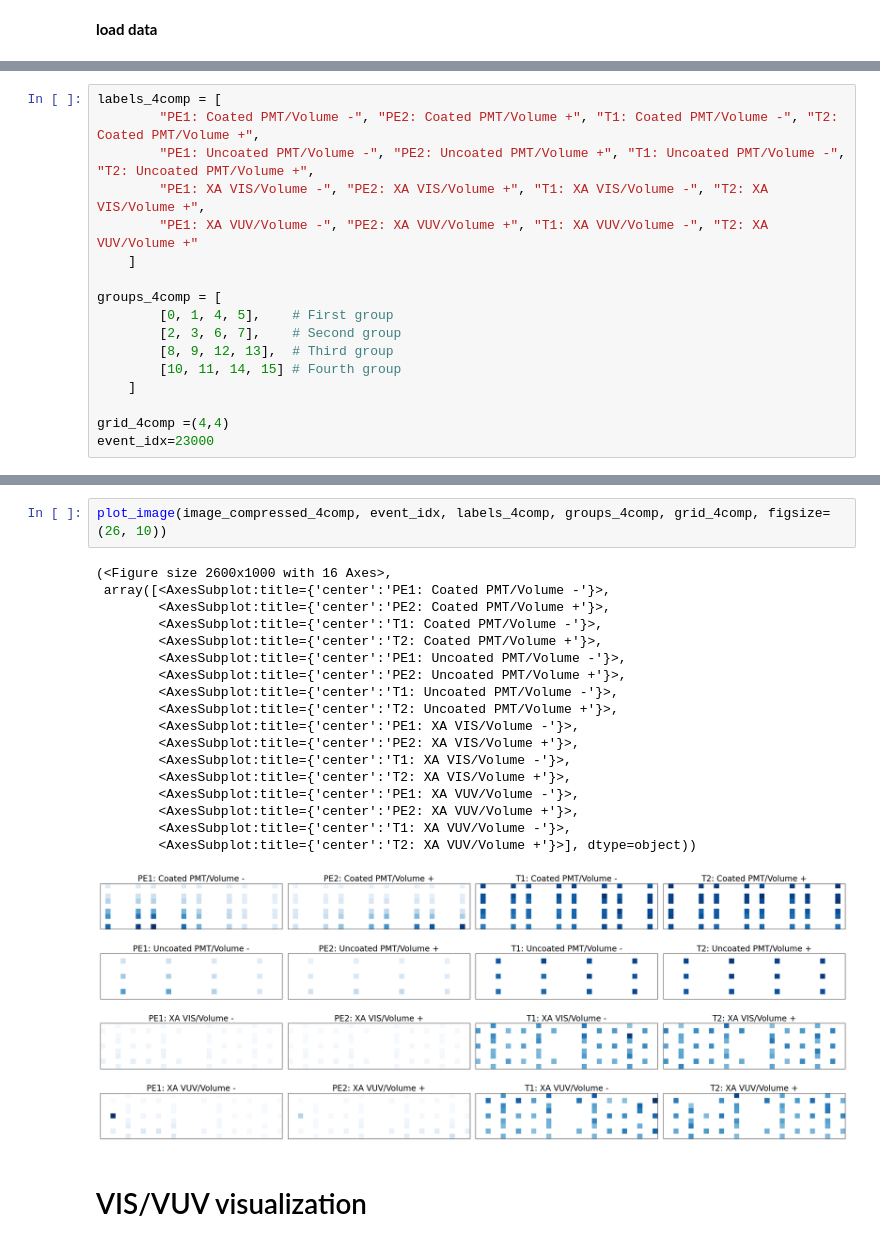
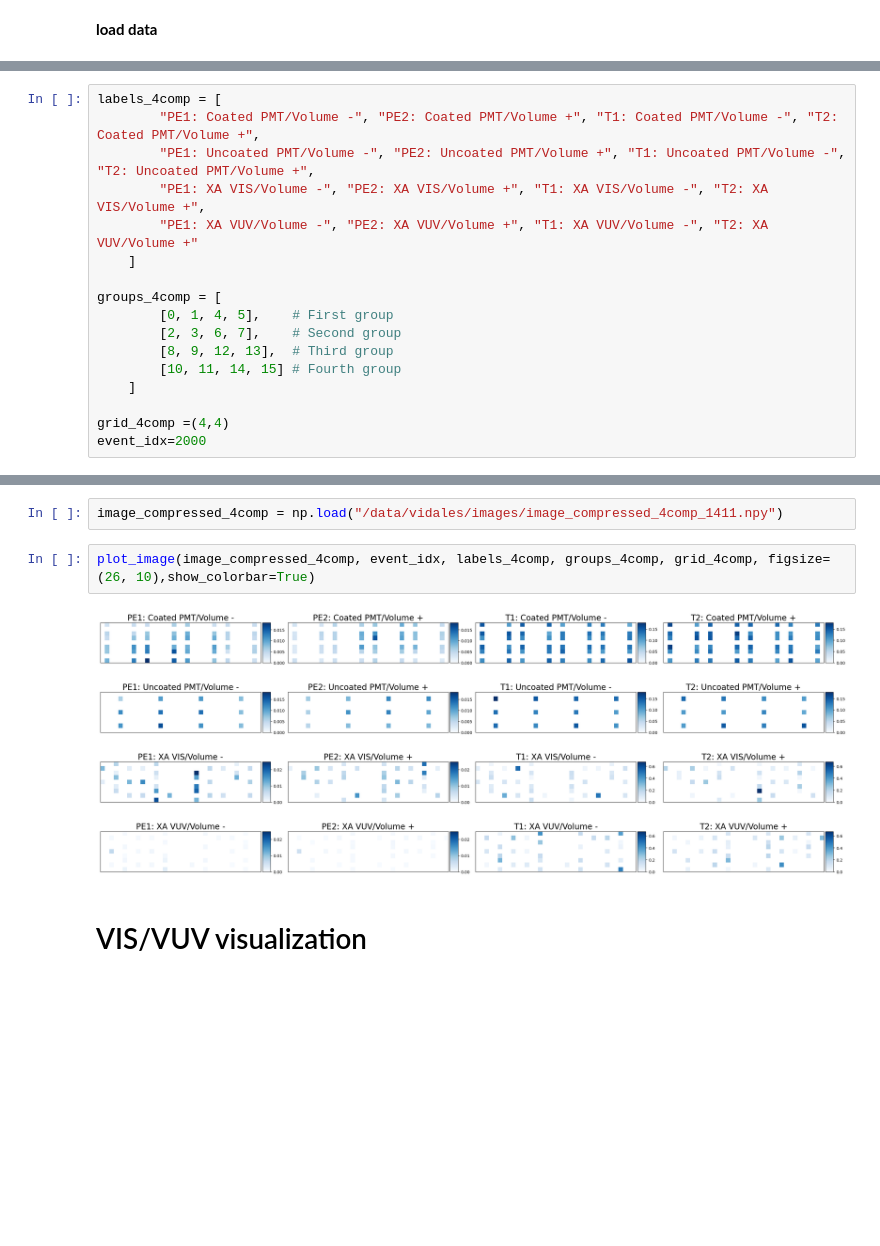
Before and after one commit to CIEMAT-Neutrino/AI_nuvT, a Jupyter notebook: 4_Image_creation_&_visualization.ipynb, the cells around one changed output, grey strips where cells are left out. Saved outputs shown, nothing was run; the diff lists cells and outputs as text; blank space fills up the shorter version.

```diff
--- a/4_Image_creation_&_visualization.ipynb
+++ b/4_Image_creation_&_visualization.ipynb
@@ -78,7 +78,7 @@ groups_4comp = [
     ]
 
 grid_4comp =(4,4)
-event_idx=23000
+event_idx=2000
 # %%
 plot_image(image_realistic_4comp, event_idx, labels_4comp, groups_4comp, grid_4comp, figsize=(26, 20))
 # %% [output]
@@ -86,24 +86,9 @@ plot_image(image_realistic_4comp, event_idx, labels_4comp, groups_4comp, grid_4c
+# %%
+image_compressed_4comp = np.load("/data/vidales/images/image_compressed_4comp_1411.npy")
 # %%
-plot_image(image_compressed_4comp, event_idx, labels_4comp, groups_4comp, grid_4comp, figsize=(26, 10))
+plot_image(image_compressed_4comp, event_idx, labels_4comp, groups_4comp, grid_4comp, figsize=(26, 10),show_colorbar=True)
 # %% [output]
-(<Figure size 2600x1000 with 16 Axes>,
- array([<AxesSubplot:title={'center':'PE1: Coated PMT/Volume -'}>,
-        <AxesSubplot:title={'center':'PE2: Coated PMT/Volume +'}>,
-        <AxesSubplot:title={'center':'T1: Coated PMT/Volume -'}>,
-        <AxesSubplot:title={'center':'T2: Coated PMT/Volume +'}>,
-        <AxesSubplot:title={'center':'PE1: Uncoated PMT/Volume -'}>,
-        <AxesSubplot:title={'center':'PE2: Uncoated PMT/Volume +'}>,
-        <AxesSubplot:title={'center':'T1: Uncoated PMT/Volume -'}>,
-        <AxesSubplot:title={'center':'T2: Uncoated PMT/Volume +'}>,
-        <AxesSubplot:title={'center':'PE1: XA VIS/Volume -'}>,
-        <AxesSubplot:title={'center':'PE2: XA VIS/Volume +'}>,
-        <AxesSubplot:title={'center':'T1: XA VIS/Volume -'}>,
-        <AxesSubplot:title={'center':'T2: XA VIS/Volume +'}>,
-        <AxesSubplot:title={'center':'PE1: XA VUV/Volume -'}>,
-        <AxesSubplot:title={'center':'PE2: XA VUV/Volume +'}>,
-        <AxesSubplot:title={'center':'T1: XA VUV/Volume -'}>,
-        <AxesSubplot:title={'center':'T2: XA VUV/Volume +'}>], dtype=object))
-[figure, old version]
+[figure, new version]
 # %% [markdown]
 # VIS/VUV visualization
 # %% [markdown]
```
Also changed, not shown: parts of 8 cells of this notebook, 5 other files.
